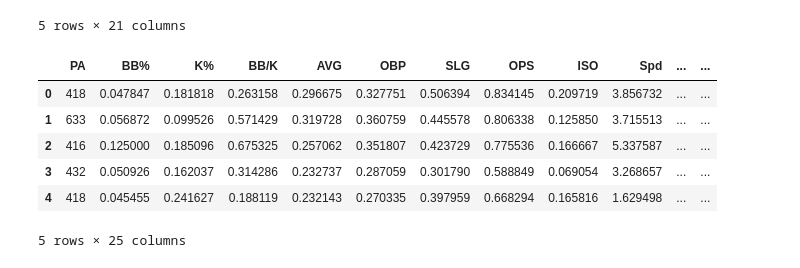
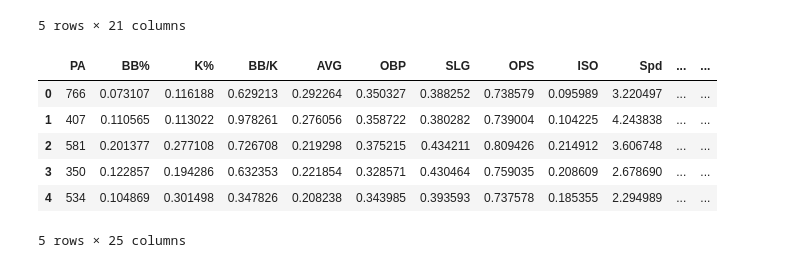
Before and after one commit to jrsansom110515/team2_w25_milestone2_datafiles, a Jupyter notebook: team2_w25_milestone2_project.ipynb, the cells around one changed output. Saved outputs shown, nothing was run; the diff lists cells and outputs as text; code cells hidden in the pictures.

```diff
--- a/team2_w25_milestone2_project.ipynb
+++ b/team2_w25_milestone2_project.ipynb
@@ -121,13 +174,13 @@ milb_18_20_mlb_21_22 = age_level(milb_18_20_mlb_21_22)
 milb_19_21_mlb_22_23 = age_level(milb_19_21_mlb_22_23)
 milb_20_22_mlb_23_24 = age_level(milb_20_22_mlb_23_24)
 # %%
-milb_18_20_mlb_21_22.head()
+milb_20_22_mlb_23_24.head()
 # %% [output]
 |  | PA | BB% | K% | BB/K | AVG | OBP | SLG | OPS | ISO | Spd | ... | ... |
-| 0 | 418 | 0.047847 | 0.181818 | 0.263158 | 0.296675 | 0.327751 | 0.506394 | 0.834145 | 0.209719 | 3.856732 | ... | ... |
-| 1 | 633 | 0.056872 | 0.099526 | 0.571429 | 0.319728 | 0.360759 | 0.445578 | 0.806338 | 0.125850 | 3.715513 | ... | ... |
-| 2 | 416 | 0.125000 | 0.185096 | 0.675325 | 0.257062 | 0.351807 | 0.423729 | 0.775536 | 0.166667 | 5.337587 | ... | ... |
-| 3 | 432 | 0.050926 | 0.162037 | 0.314286 | 0.232737 | 0.287059 | 0.301790 | 0.588849 | 0.069054 | 3.268657 | ... | ... |
-| 4 | 418 | 0.045455 | 0.241627 | 0.188119 | 0.232143 | 0.270335 | 0.397959 | 0.668294 | 0.165816 | 1.629498 | ... | ... |
+| 0 | 766 | 0.073107 | 0.116188 | 0.629213 | 0.292264 | 0.350327 | 0.388252 | 0.738579 | 0.095989 | 3.220497 | ... | ... |
+| 1 | 407 | 0.110565 | 0.113022 | 0.978261 | 0.276056 | 0.358722 | 0.380282 | 0.739004 | 0.104225 | 4.243838 | ... | ... |
+| 2 | 581 | 0.201377 | 0.277108 | 0.726708 | 0.219298 | 0.375215 | 0.434211 | 0.809426 | 0.214912 | 3.606748 | ... | ... |
+| 3 | 350 | 0.122857 | 0.194286 | 0.632353 | 0.221854 | 0.328571 | 0.430464 | 0.759035 | 0.208609 | 2.678690 | ... | ... |
+| 4 | 534 | 0.104869 | 0.301498 | 0.347826 | 0.208238 | 0.343985 | 0.393593 | 0.737578 | 0.185355 | 2.294989 | ... | ... |
 5 rows × 25 columns
 # %%
```
Also changed, not shown: parts of 45 cells of this notebook.
